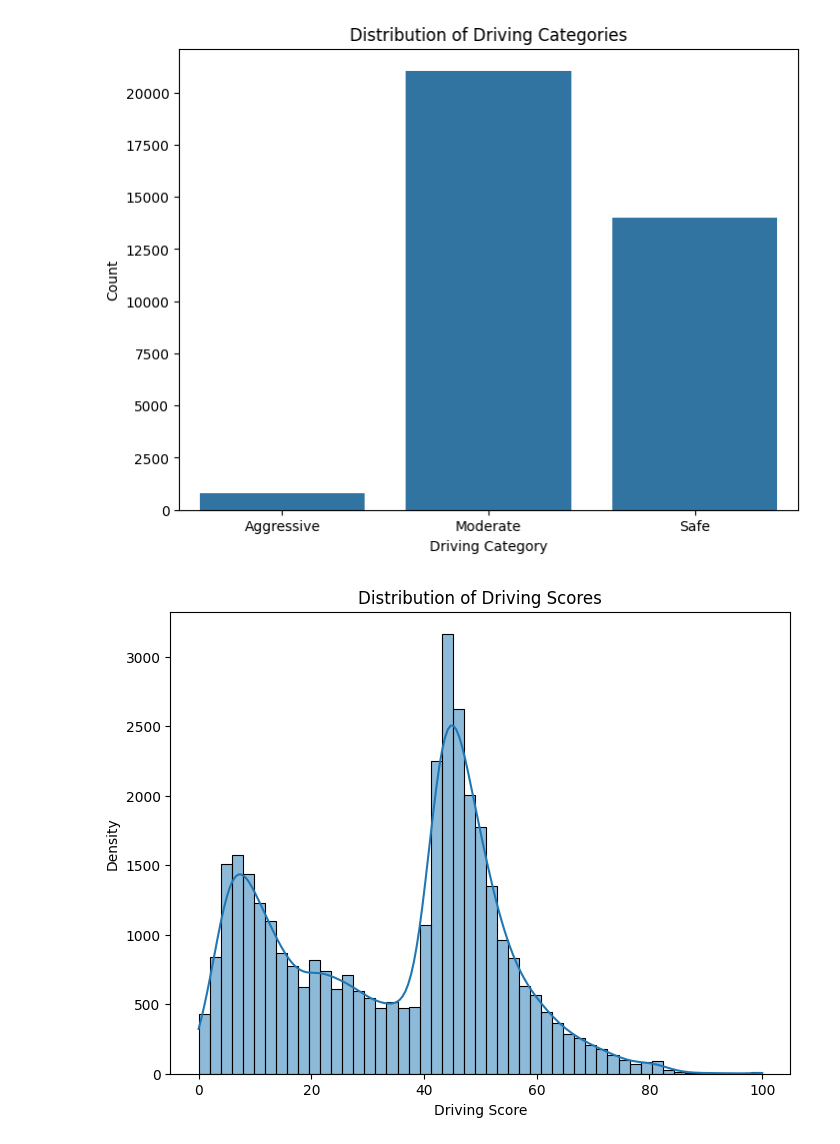
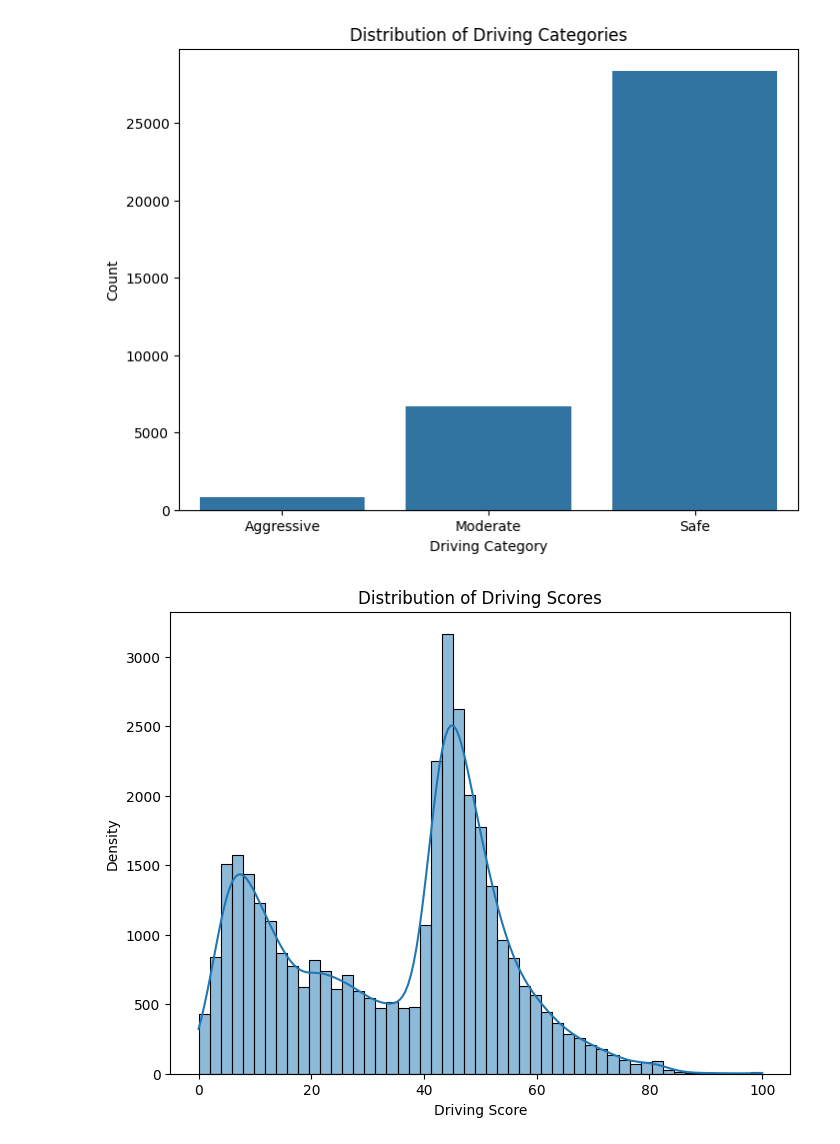
Before and after one commit to goswamiAnushka/DriveIQ, a Jupyter notebook: DriveIQ/ml_model/notebooks/data_preprocessing.ipynb, the cells around one changed output. Cells and saved outputs as stored; diff of their text form; code cells hidden in the pictures.

```diff
--- a/DriveIQ/ml_model/notebooks/data_preprocessing.ipynb
+++ b/DriveIQ/ml_model/notebooks/data_preprocessing.ipynb
@@ -79,40 +79,40 @@ df['Driving_Score'] = df.apply(calculate_driving_score, axis=1)
 
 # Define thresholds for driving categories based on the driving score
 def categorize_driving_score(score):
-    if score < 30:
+    if score < 50:
         return 'Safe'
-    elif 30 <= score < 70:
+    elif 50 <= score < 70:
         return 'Moderate'
     else:
         return 'Aggressive'
 
 df['Driving_Category'] = df['Driving_Score'].apply(categorize_driving_score)
 
 # Save the processed data with scores and categories
 df.to_csv('../data/processed_data.csv', index=False)
 
 # Visualization 1: Distribution of Driving Categories
 plt.figure(figsize=(8, 6))
 sns.countplot(x='Driving_Category', data=df)
 plt.title('Distribution of Driving Categories')
 plt.xlabel('Driving Category')
 plt.ylabel('Count')
 plt.show()
 
 # Visualization 2: Driving Score Distribution
 plt.figure(figsize=(8, 6))
 sns.histplot(df['Driving_Score'], kde=True)
 plt.title('Distribution of Driving Scores')
 plt.xlabel('Driving Score')
 plt.ylabel('Density')
 plt.show()
 
 # Visualization 3: Feature Distributions
 features = ['Speed(m/s)', 'Acceleration(m/s^2)', 'Heading_Change(degrees)', 'Jerk(m/s^3)']
 df[features].hist(figsize=(12, 10), bins=30, layout=(2, 2))
 plt.suptitle('Distributions of Features')
 plt.show()
 # %% [output]
-[figure, old version]
+[figure, new version]
 [figure]
 [figure]
```
Also changed, not shown: 2 other files.
